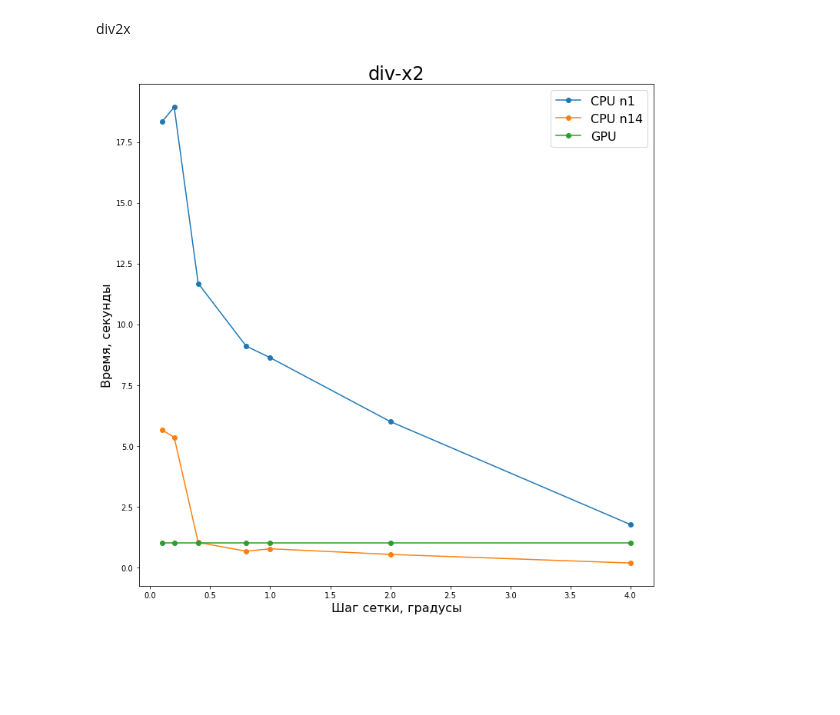
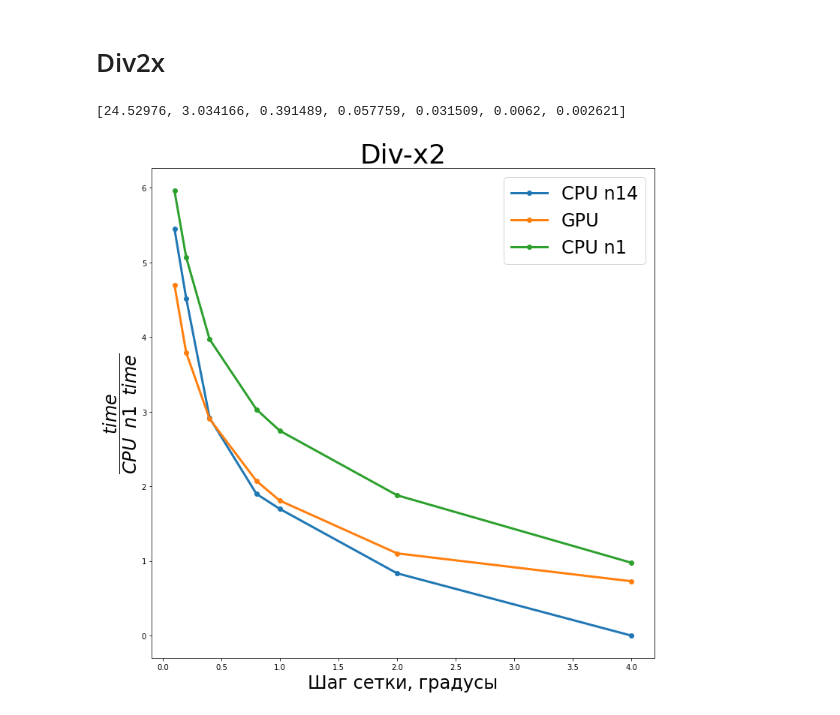
Before and after one commit to Lizzzka007/PythonProgs, a Jupyter notebook: ScaledPerfomance.ipynb, the cells around one changed output. Cells and saved outputs as stored; diff of their text form; code cells hidden in the pictures; blank space fills up the shorter version.

```diff
--- a/ScaledPerfomance.ipynb
+++ b/ScaledPerfomance.ipynb
@@ -3,27 +4,46 @@ import matplotlib.pyplot as plt
-# %% [markdown]
-div2x
+# %% [markdown]
+# Div2x
 # %%
-def Scale(arr, ref):
+def Scale1(arr, ref):
     n = len(arr)
     for i in range(n):
         arr[i] /= ref[i]
+
+def Scale(arr):
+    n = len(arr)
+    for i in range(n):
+        arr[i] = math.log10(arr[i])
+# %%
+GPU_d =  [0.002621, 0.006200, 0.031509, 0.057759, 0.391489, 3.034166, 24.529760]
+x = list(reversed(GPU_d))
+x
+# %% [output]
+[24.52976, 3.034166, 0.391489, 0.057759, 0.031509, 0.0062, 0.002621]
 # %%
-GPU =     [0.002621, 0.006200, 0.031509, 0.057759, 0.391489, 3.034166, 24.529760]
-CPU_n1  = [0.00464, 0.03722, 0.27189, 0.52578, 4.57393, 57.45157, 449.75486]
-CPU_n14 = [0.00049, 0.00335, 0.02437, 0.03879, 0.40486, 16.25225, 138.76755]
+GPU_d =     [0.002621, 0.006200, 0.031509, 0.057759, 0.391489, 3.034166, 24.529760]
+CPU_n1_d  = [0.00464, 0.03722, 0.27189, 0.52578, 4.57393, 57.45157, 449.75486]
+CPU_n14_d = [0.00049, 0.00335, 0.02437, 0.03879, 0.40486, 16.25225, 138.76755]
 AngleStep = [4, 2, 1, 0.8, 0.4, 0.2, 0.1]
 
-Scale(CPU_n1, GPU)
-Scale(CPU_n14, GPU)
-Scale(GPU, GPU)
+# Scale(GPU_d, CPU_n1_d)
+# Scale(CPU_n14_d, CPU_n1_d)
+# Scale(GPU, CPU_n1)
+
+Scale(GPU_d)
+Scale(CPU_n14_d)
+Scale(CPU_n1_d)
+
+offset = abs(min(CPU_n14_d))
+
 
 fig, ax = plt.subplots(figsize=(12,12))
-plt.xlabel("Шаг сетки, градусы", fontsize=16)
-plt.ylabel("Время, секунды", fontsize=16)
-ax.plot(AngleStep, CPU_n1, marker='o', label="CPU n1")
-ax.plot(AngleStep, CPU_n14, marker='o', label="CPU n14")
-ax.plot(AngleStep, GPU, marker='o', label="GPU")
-ax.legend(fontsize = 16, loc='best')
-plt.title("div-x2", fontsize=24);
+plt.xlabel("Шаг сетки, градусы", fontsize=24)
+plt.ylabel("$\dfrac{time}{CPU \;\; n1 \;\; time}$", fontsize=24)
+# ax.plot(AngleStep, CPU_n1, marker='o', label="CPU n1")
+ax.plot(AngleStep, [offset + i for i in CPU_n14_d], marker='o', linewidth=3, label="CPU n14")
+ax.plot(AngleStep, [offset + i for i in GPU_d], marker='o', linewidth=3, label="GPU")
+ax.plot(AngleStep, [offset + i for i in CPU_n1_d], marker='o', linewidth=3, label="CPU n1")
+ax.legend(fontsize = 24, loc='best')
+plt.title("Div-x2", fontsize=36);
 # %% [output]
-[figure, old version]
+[figure, new version]
```
Also changed, not shown: parts of 11 cells of this notebook, 1 other file.
